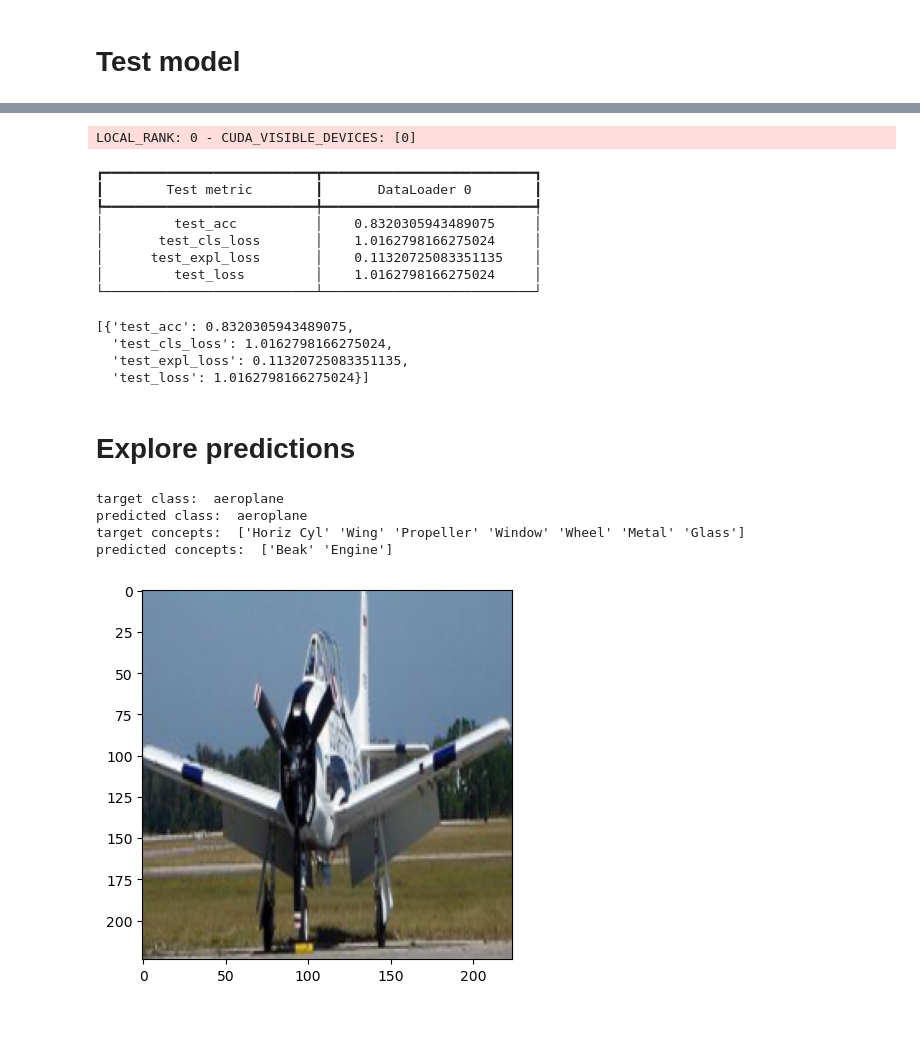
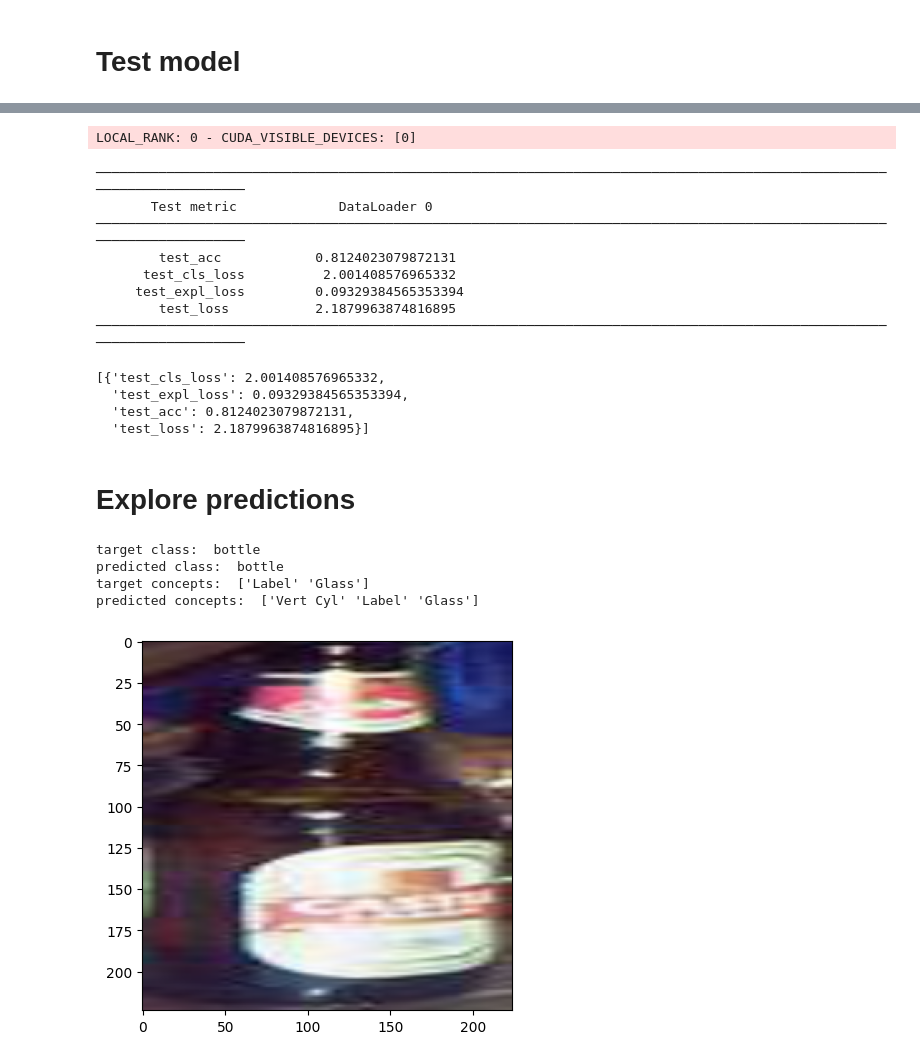
Before and after one commit to jakubmonhart/dd2412-project, a Jupyter notebook: notebooks/02-apy_experiment.ipynb, the cells around one changed output, grey strips where cells are left out. Saved outputs shown, nothing was run; the diff lists cells and outputs as text; code cells hidden in the pictures; blank space fills up the shorter version.

```diff
--- a/notebooks/02-apy_experiment.ipynb
+++ b/notebooks/02-apy_experiment.ipynb
@@ -8,25 +8,33 @@ sys.path.append('..')
 import argparse
 
 parser = argparse.ArgumentParser()
-parser.add_argument("--batch_size", default=8, type=int, help="Batch size.")
+parser.add_argument("--batch_size", default=64, type=int, help="Batch size.")
 parser.add_argument("--epochs", default=50, type=int, help="Number of epochs.")
 parser.add_argument("--lr", default=1e-4, type=float, help="Learning rate.")
 parser.add_argument("--loss_weight", action='store_true', help="Use weighted CE loss (Classes are inbalanced).")
 parser.set_defaults(loss_weight=False)
 parser.add_argument("--resnet", default='50', type=str, help="Resnet backbone version.")
+parser.add_argument("--dim", default=512, type=int, help="Embedding dimnesion of CCT and CT.")
+parser.add_argument("--cct_n_layers", default=2, type=int, help="Number of TransformerEncoderLayers in CCT.")
+parser.add_argument("--cct_n_heads", default=4, type=int, help="Number attention heads in CCT.")
+parser.add_argument("--cct_mlp_ratio", default=1.0, type=float, help="Sets size (relative to embedding dimension) of forward dimension of TransformerEncoderLayer in CCT.")
 parser.add_argument("--num_heads", default=2, type=int, help="Number attention heads in CT.")
-parser.add_argument("--expl_coeff", default=0.0, type=float, help="Influence of explanation loss (concepts prediction).")
+parser.add_argument("--expl_coeff", default=2.0, type=float, help="Influence of explanation loss (concepts prediction).")
+
 args = parser.parse_args(args=[])
 
-checkpoint_path = '../logs/resnet_apy/2022-12-05_175746-bs=64,e=50,ec=2.0,lw=False,l=0.0001,nh=2,r=50/checkpoint/epoch=18-step=1691.ckpt'
+# checkpoint_path = '../logs/resnet_apy/2022-12-05_175746-bs=64,e=50,ec=2.0,lw=False,l=0.0001,nh=2,r=50/checkpoint/epoch=18-step=1691.ckpt'
+# checkpoint_path = '../logs/ct_apy/2022-12-06_232159-bs=64,cmr=1.0,cnh=4,cnl=2,d=512,e=500,ec=2.0,lw=False,l=0.0001,nh=2/checkpoint/epoch=47-step=4272.ckpt'
+checkpoint_path = '../logs/ct_apy/2022-12-06_232159-bs=64,cmr=1.0,cnh=4,cnl=2,d=512,e=500,ec=2.0,lw=False,l=0.0001,nh=2/checkpoint/last.ckpt'
 # %%
 import pytorch_lightning as pl
 
 from ct.data.apy import aPY
 from ct.model.ct_resnet_apy import CT_ResNet_aPY
+from ct.model.ct_apy import CT_aPY
 
 apy = aPY(batch_size=args.batch_size, data_path='../data')
-model = CT_ResNet_aPY(args)
+model = CT_aPY(args)
 model = model.load_from_checkpoint(checkpoint_path, args=args)
 
 trainer = pl.Trainer(accelerator='gpu', devices=1)
@@ -41,18 +66,18 @@ HPU available: False, using: 0 HPUs
 trainer.test(model=model, datamodule=apy)
 # %% [output]
 LOCAL_RANK: 0 - CUDA_VISIBLE_DEVICES: [0]
-┏━━━━━━━━━━━━━━━━━━━━━━━━━━━┳━━━━━━━━━━━━━━━━━━━━━━━━━━━┓
-┃        Test metric        ┃       DataLoader 0        ┃
-┡━━━━━━━━━━━━━━━━━━━━━━━━━━━╇━━━━━━━━━━━━━━━━━━━━━━━━━━━┩
-│         test_acc          │    0.8320305943489075     │
-│       test_cls_loss       │    1.0162798166275024     │
-│      test_expl_loss       │    0.11320725083351135    │
-│         test_loss         │    1.0162798166275024     │
-└───────────────────────────┴───────────────────────────┘
+────────────────────────────────────────────────────────────────────────────────────────────────────────────────────────
+       Test metric             DataLoader 0
+────────────────────────────────────────────────────────────────────────────────────────────────────────────────────────
+        test_acc            0.8124023079872131
+      test_cls_loss          2.001408576965332
+     test_expl_loss         0.09329384565353394
+        test_loss           2.1879963874816895
+────────────────────────────────────────────────────────────────────────────────────────────────────────────────────────
-[{'test_acc': 0.8320305943489075,
-  'test_cls_loss': 1.0162798166275024,
-  'test_expl_loss': 0.11320725083351135,
-  'test_loss': 1.0162798166275024}]
+[{'test_cls_loss': 2.001408576965332,
+  'test_expl_loss': 0.09329384565353394,
+  'test_acc': 0.8124023079872131,
+  'test_loss': 2.1879963874816895}]
 # %% [markdown]
 # Explore predictions
 # %%
@@ -66,22 +91,22 @@ c_th = 1e-1
 
 test = iter(apy.test_dataloader())
 # %%
-batch = next()
+batch = next(test)
 
 pred_out = model.predict_step(batch, None)
 image, target_class, target_concept, pred_class, attn = pred_out
 # %%
 import matplotlib.pyplot as plt
 
-idx = 7
+idx = 4
 plt.imshow(image[idx].permute(1, 2, 0))
 print('target class: ', id2class[target_class[idx]])
 print('predicted class: ', id2class[pred_class[idx]])
 print('target concepts: ', id2attribute[target_concept[idx] == 1])
 print('predicted concepts: ', id2attribute[attn[idx] > c_th])
 # %% [output]
-target class:  aeroplane
-predicted class:  aeroplane
-target concepts:  ['Horiz Cyl' 'Wing' 'Propeller' 'Window' 'Wheel' 'Metal' 'Glass']
-predicted concepts:  ['Beak' 'Engine']
+target class:  bottle
+predicted class:  bottle
+target concepts:  ['Label' 'Glass']
+predicted concepts:  ['Vert Cyl' 'Label' 'Glass']
-[figure, old version]
+[figure, new version]
```
Also changed, not shown: parts of 1 cell of this notebook, 4 other files.
